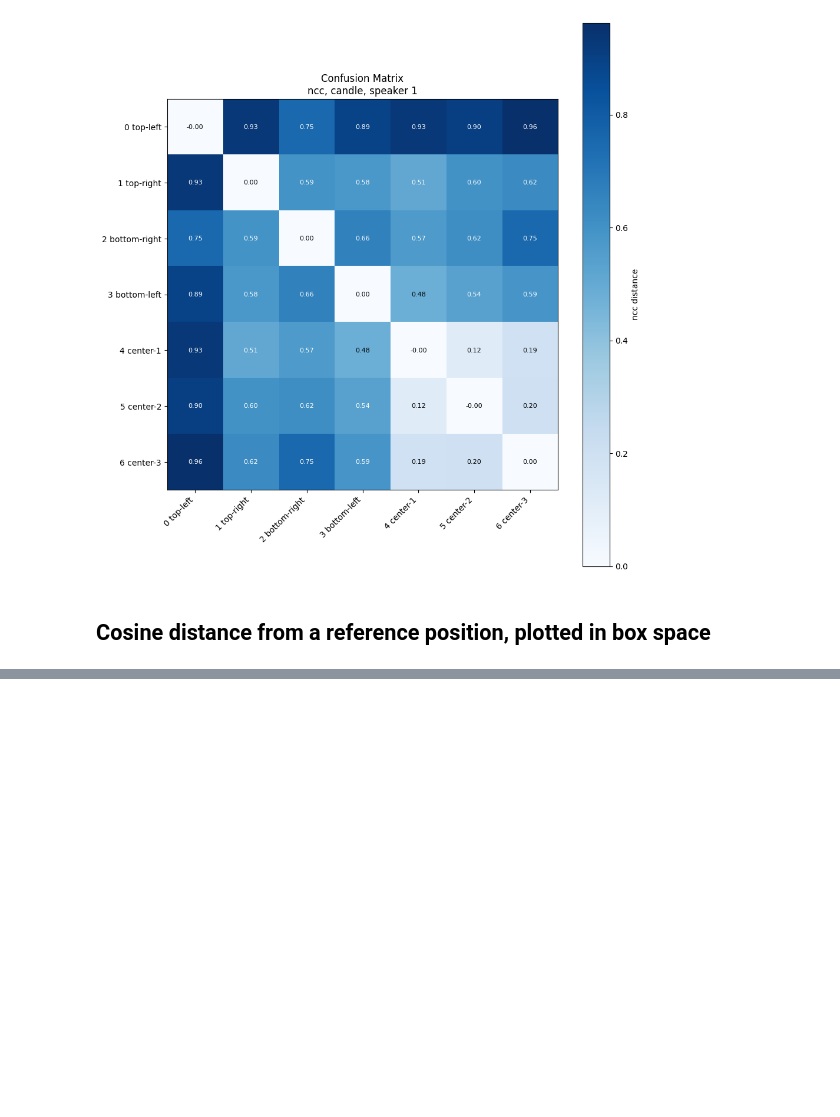
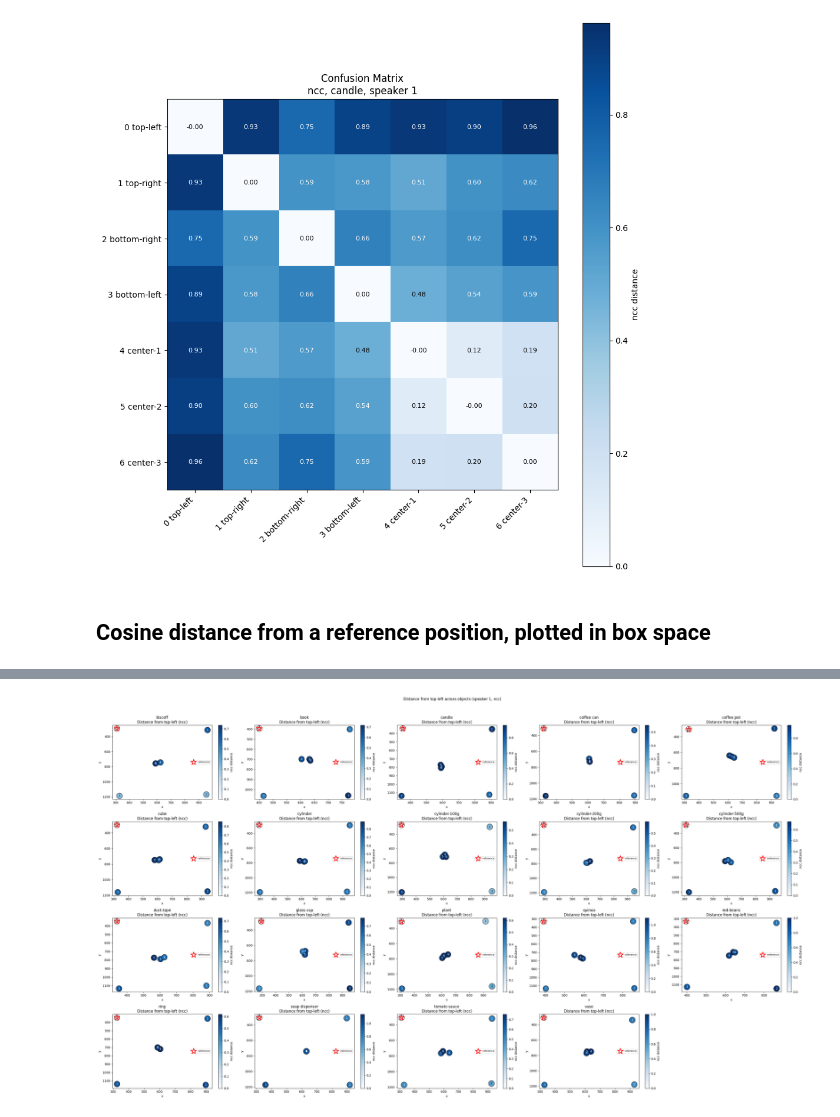
Before and after one commit to eitanturok/good-vibrations, a Jupyter notebook: notebooks/89_gastronorm_many_objects_position_filter.ipynb, the cells around one changed output, grey strips where cells are left out. Cells and saved outputs as stored; diff of their text form; code cells hidden in the pictures; blank space fills up the shorter version.

```diff
--- a/notebooks/89_gastronorm_many_objects_position_filter.ipynb
+++ b/notebooks/89_gastronorm_many_objects_position_filter.ipynb
@@ -410,0 +426,20 @@ plt.show()
+# %%
+REFERENCE_POSITION = 'top-left'
+
+objects = sorted(df_speaker.loc[df_speaker["fft_path"].notna(), "object_type"].dropna().unique())
+n_cols = 5
+n_rows = int(np.ceil(len(objects) / n_cols))
+fig, axes = plt.subplots(n_rows, n_cols, figsize=(6.5 * n_cols, 4.5 * n_rows))
+axes = np.atleast_1d(axes).ravel()
+
+for ax, object_type in zip(axes, objects):
+    plot_distance_from_ref(ax, object_type, speaker=SPEAKER, reference_position=REFERENCE_POSITION, distance_metric=DISTANCE_METRIC)
+
+for ax in axes[len(objects):]:
+    ax.axis("off")
+
+fig.suptitle(f"Distance from {REFERENCE_POSITION} across objects (speaker {SPEAKER}, {DISTANCE_METRIC})", y=1.02)
+plt.tight_layout()
+plt.show()
+# %% [output]
+[figure, added]
```
Also changed, not shown: parts of 10 cells of this notebook, 3 other files.
